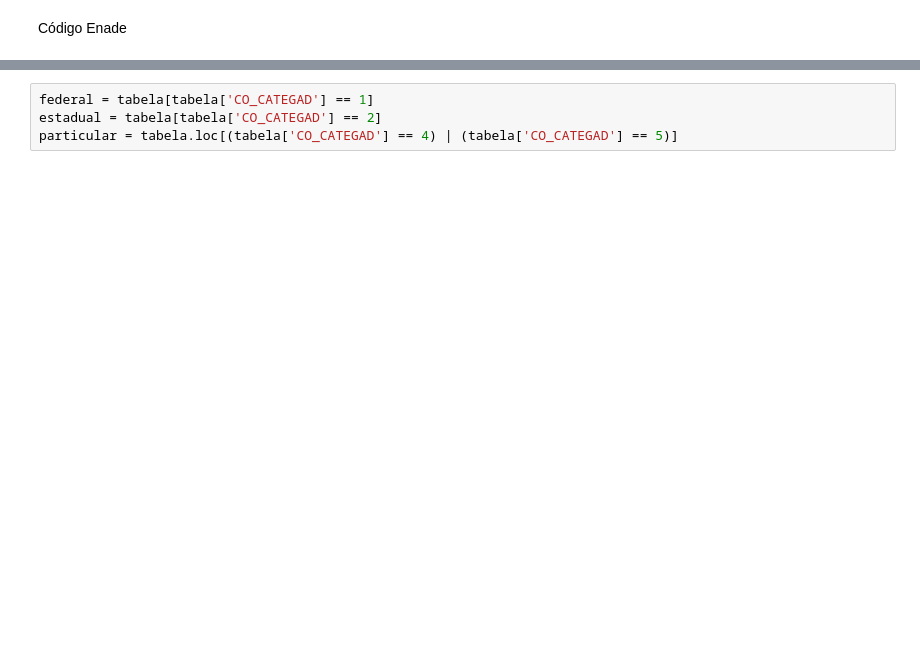
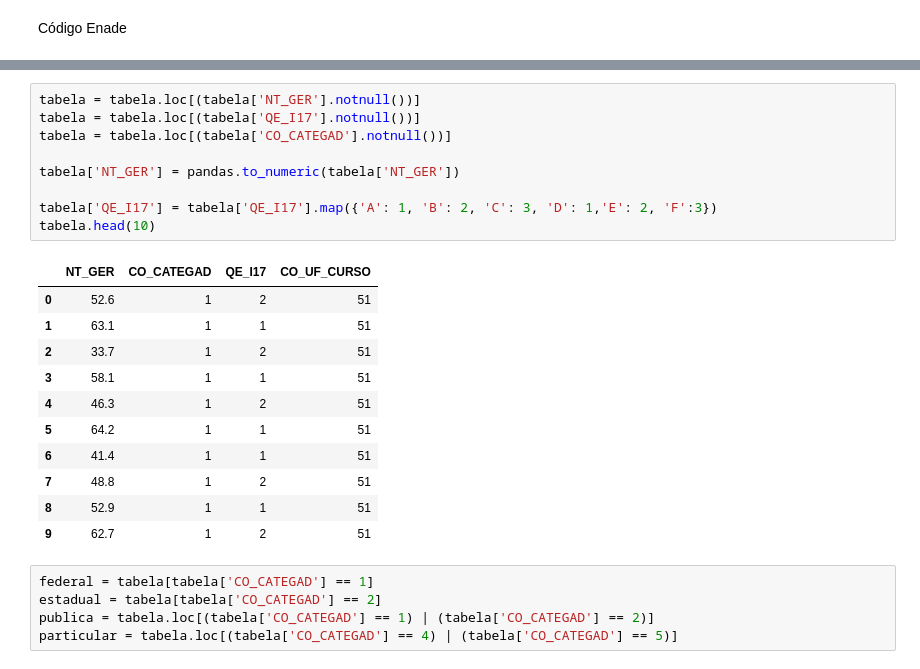
Before and after one commit to robertcristianoo/Top.-IC, a Jupyter notebook: Trabalho Intermediário/enade.ipynb, the cells around one changed output, grey strips where cells are left out. Drawn from its saved outputs; the diff is of its cells as text; blank space fills up the shorter version.

```diff
--- a/Trabalho Intermediário/enade.ipynb
+++ b/Trabalho Intermediário/enade.ipynb
@@ -74,6 +66,28 @@ tabela['QE_I17'] = tabela['QE_I17'].map({'A': 1, 'B': 2, 'C': 3, 'D': 4,'E': 5,
+# %%
+tabela = tabela.loc[(tabela['NT_GER'].notnull())]
+tabela = tabela.loc[(tabela['QE_I17'].notnull())]
+tabela = tabela.loc[(tabela['CO_CATEGAD'].notnull())]
+
+tabela['NT_GER'] = pandas.to_numeric(tabela['NT_GER'])
+
+tabela['QE_I17'] = tabela['QE_I17'].map({'A': 1, 'B': 2, 'C': 3, 'D': 1,'E': 2, 'F':3})
+tabela.head(10)
+# %% [output]
+|  | NT_GER | CO_CATEGAD | QE_I17 | CO_UF_CURSO |
+| 0 | 52.6 | 1 | 2 | 51 |
+| 1 | 63.1 | 1 | 1 | 51 |
+| 2 | 33.7 | 1 | 2 | 51 |
+| 3 | 58.1 | 1 | 1 | 51 |
+| 4 | 46.3 | 1 | 2 | 51 |
+| 5 | 64.2 | 1 | 1 | 51 |
+| 6 | 41.4 | 1 | 1 | 51 |
+| 7 | 48.8 | 1 | 2 | 51 |
+| 8 | 52.9 | 1 | 1 | 51 |
+| 9 | 62.7 | 1 | 2 | 51 |
 # %%
 federal = tabela[tabela['CO_CATEGAD'] == 1]
 estadual = tabela[tabela['CO_CATEGAD'] == 2]
+publica = tabela.loc[(tabela['CO_CATEGAD'] == 1) | (tabela['CO_CATEGAD'] == 2)]
 particular = tabela.loc[(tabela['CO_CATEGAD'] == 4) | (tabela['CO_CATEGAD'] == 5)]
 # %%
 federal.NT_GER.loc[federal.CO_CATEGAD == 1].hist(label = "Federais")
```
Also changed, not shown: parts of 4 cells of this notebook.
